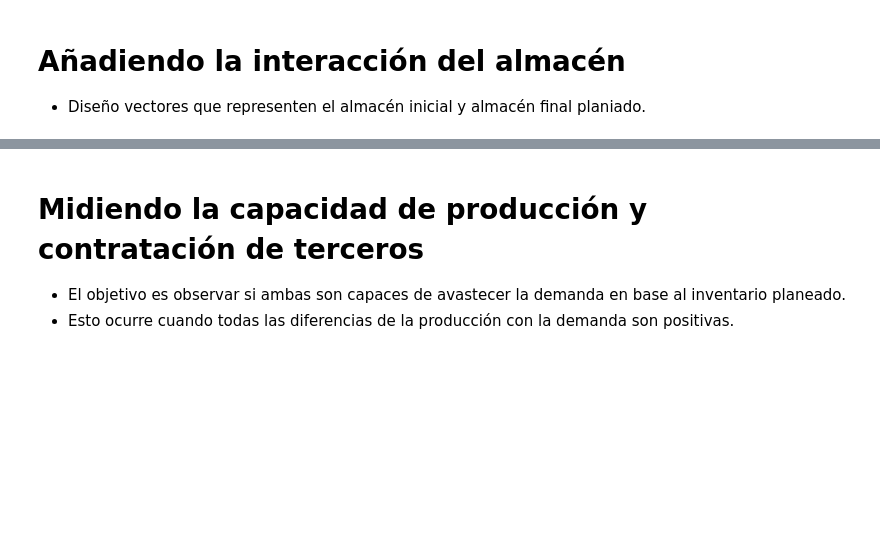
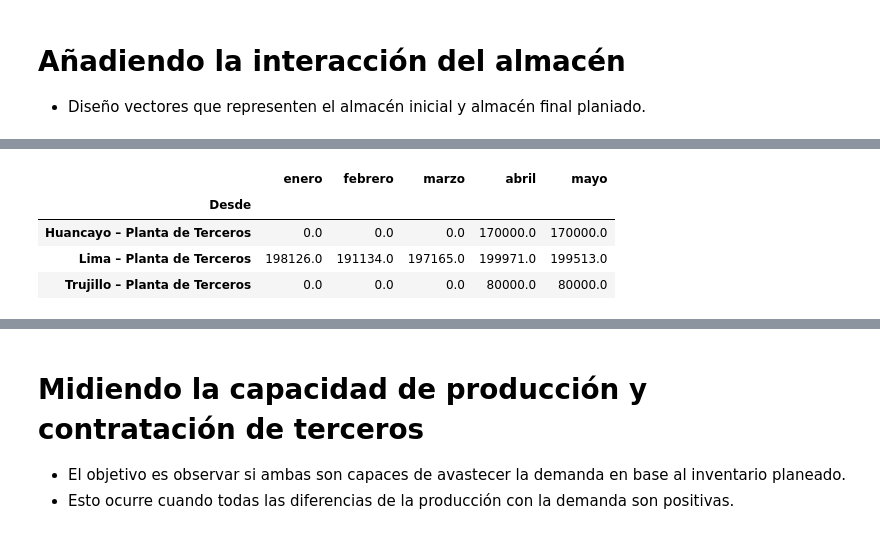
Before and after one commit to Her204/proceso_de_seleccion_cosas, a Jupyter notebook: modelo-de-optimizacion-para-proceso-de-seleccion.ipynb, the cells around one changed output, grey strips where cells are left out. Saved outputs shown, nothing was run; the diff lists cells and outputs as text; code cells hidden in the pictures; blank space fills up the shorter version.

```diff
--- a/modelo-de-optimizacion-para-proceso-de-seleccion.ipynb
+++ b/modelo-de-optimizacion-para-proceso-de-seleccion.ipynb
@@ -396,0 +277,8 @@ q_2.pivot(columns="mes",index=["Desde","Hacia"],values="resultado")
+# %%
+produccion_optimizada.loc[produccion_optimizada.Desde.str.endswith("Terceros")].groupby("Desde").sum()
+# %% [output]
+|  | enero | febrero | marzo | abril | mayo |
+| Desde |  |  |  |  |  |
+| Huancayo – Planta de Terceros | 0.0 | 0.0 | 0.0 | 170000.0 | 170000.0 |
+| Lima – Planta de Terceros | 198126.0 | 191134.0 | 197165.0 | 199971.0 | 199513.0 |
+| Trujillo – Planta de Terceros | 0.0 | 0.0 | 0.0 | 80000.0 | 80000.0 |
```
Also changed, not shown: parts of 21 cells of this notebook.
